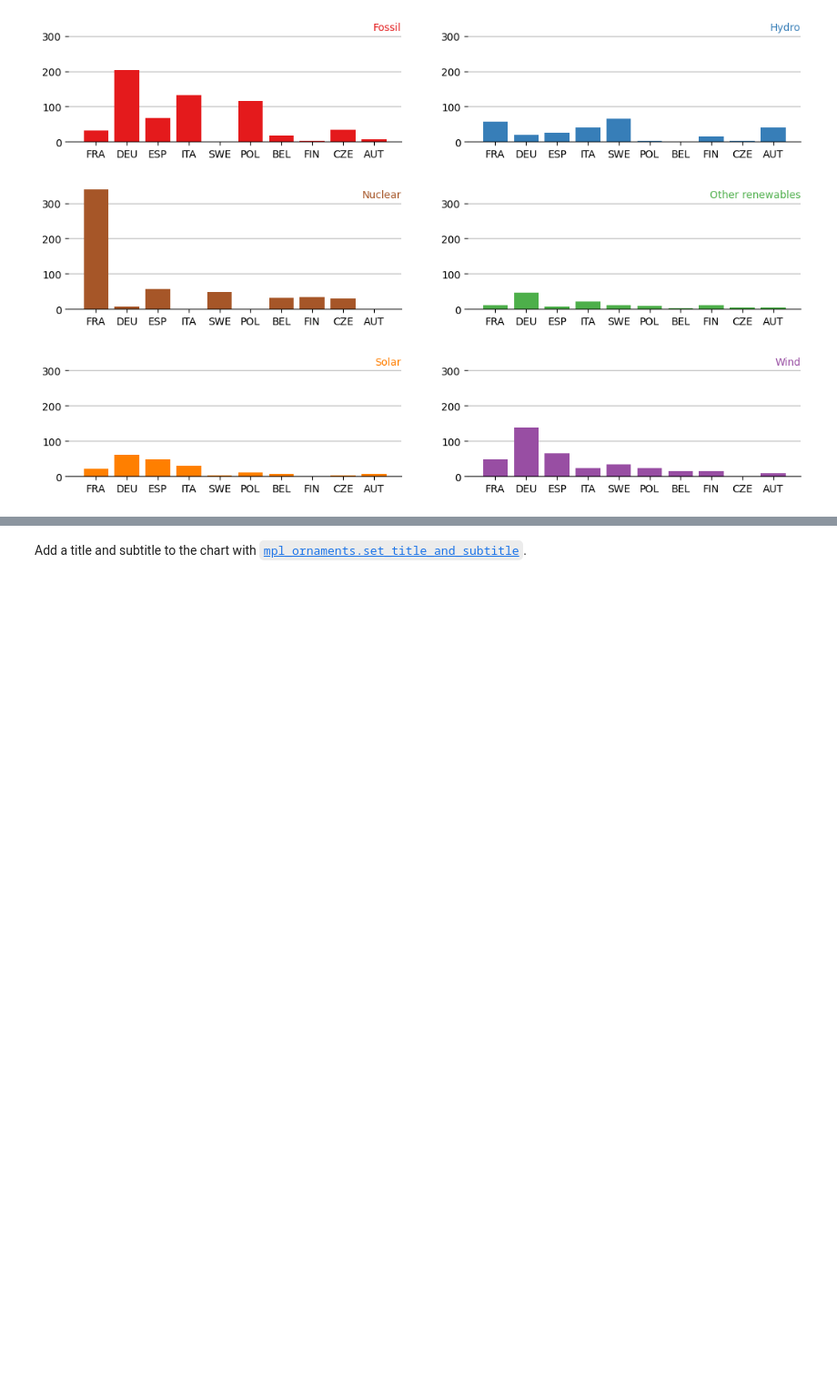
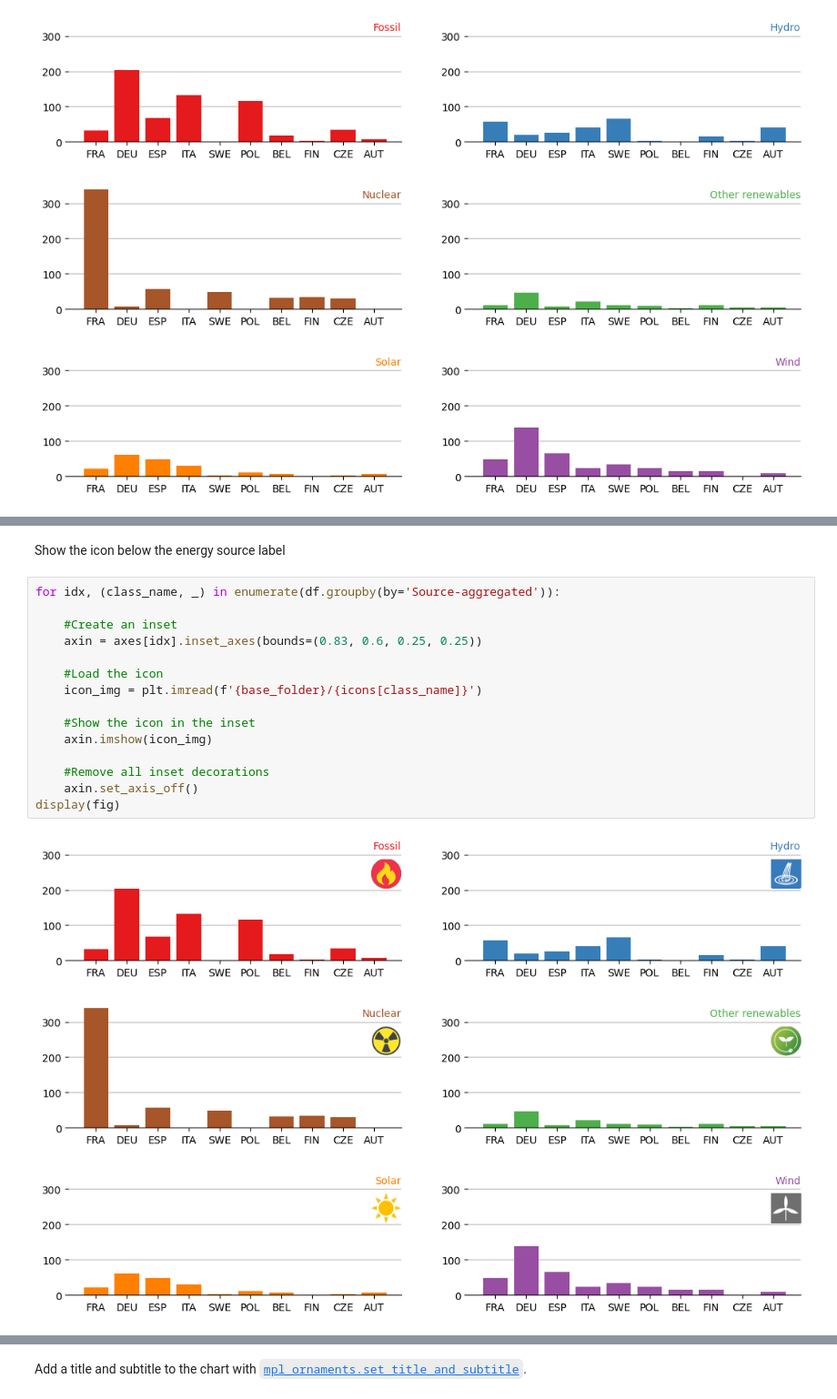
Before and after one commit to bianconif/graphic_communication_notebooks, a Jupyter notebook: notebooks/bar_charts/multiple_bar_chart/eu_electricity_production.ipynb, the cells around one changed output, grey strips where cells are left out. Shown at 91% size. Saved outputs shown, nothing was run; the diff lists cells and outputs as text; blank space fills up the shorter version.

Commit message:
Added icons to multiple bar chart

```diff
--- a/notebooks/bar_charts/multiple_bar_chart/eu_electricity_production.ipynb
+++ b/notebooks/bar_charts/multiple_bar_chart/eu_electricity_production.ipynb
@@ -173 +186,20 @@ display(fig)
+# %% [markdown]
+Show the icon below the energy source label
+# %%
+for idx, (class_name, _) in enumerate(df.groupby(by='Source-aggregated')):
+
+    #Create an inset
+    axin = axes[idx].inset_axes(bounds=(0.83, 0.6, 0.25, 0.25))
+
+    #Load the icon
+    icon_img = plt.imread(f'{base_folder}/{icons[class_name]}')
+
+    #Show the icon in the inset
+    axin.imshow(icon_img)
+
+    #Remove all inset decorations
+    axin.set_axis_off()
+display(fig)
+# %% [output]
+[figure, added]
 # %% [markdown]
```
Also changed, not shown: parts of 6 cells of this notebook, 16 other files.
